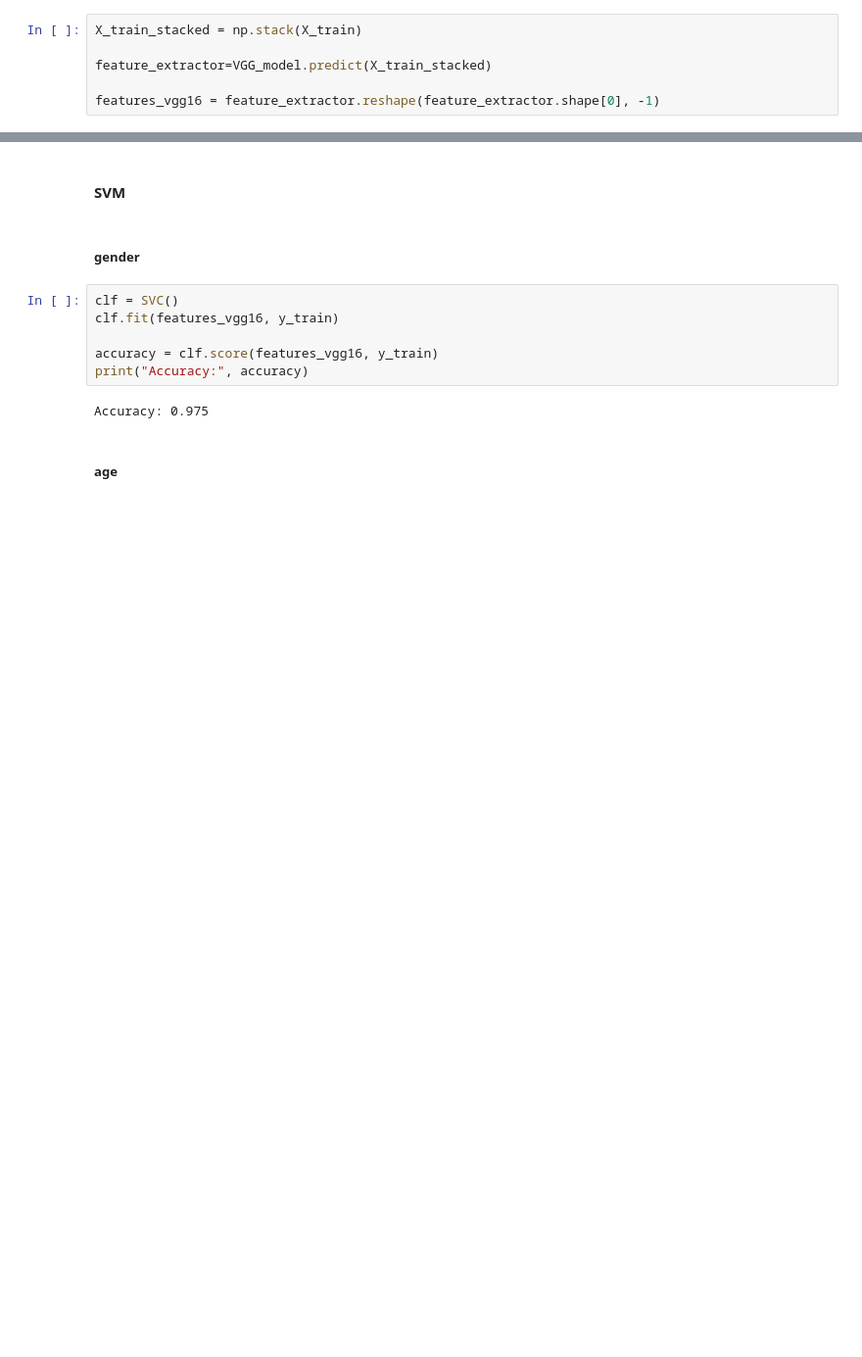
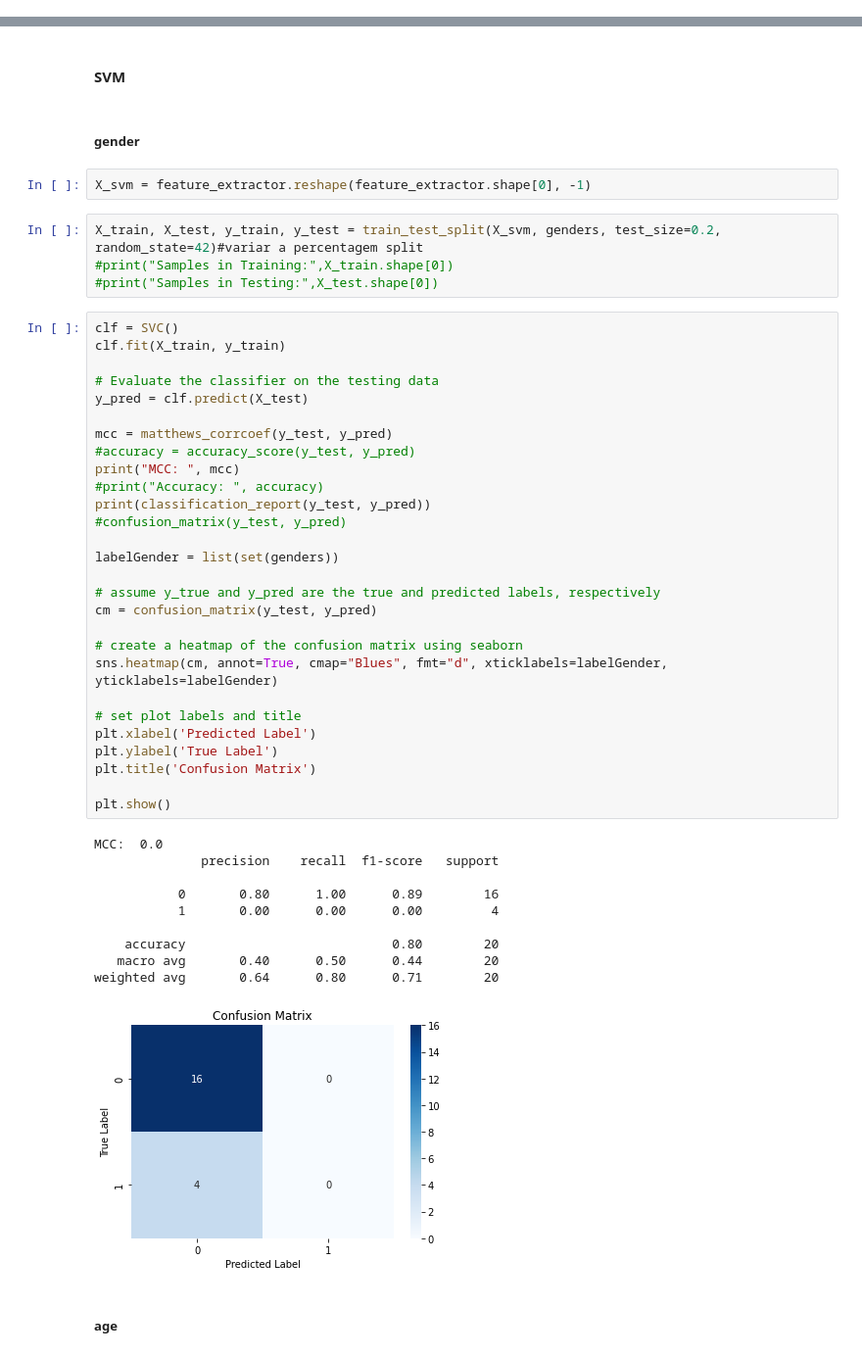
Before and after one commit to ASobreira/Advanced-Machine-Learning, a Jupyter notebook: Project/Project/svm_cnn.ipynb, the cells around one changed output, grey strips where cells are left out. Shown at 98% size. Drawn from its saved outputs; the diff is of its cells as text; blank space fills up the shorter version.

```diff
--- a/Project/Project/svm_cnn.ipynb
+++ b/Project/Project/svm_cnn.ipynb
@@ -960,9 +1106,3 @@ Total params: 14,714,688
 Trainable params: 0
 Non-trainable params: 14,714,688
 _________________________________________________________________
-# %%
-X_train_stacked = np.stack(X_train)
-
-feature_extractor=VGG_model.predict(X_train_stacked)
-
-features_vgg16 = feature_extractor.reshape(feature_extractor.shape[0], -1)
@@ -972,13 +1116,50 @@ features_vgg16 = feature_extractor.reshape(feature_extractor.shape[0], -1)
 #### SVM
 # %% [markdown]
 ##### gender
-# %%
-clf = SVC()
-clf.fit(features_vgg16, y_train)
-
-accuracy = clf.score(features_vgg16, y_train)
-print("Accuracy:", accuracy)
-# %% [output]
-Accuracy: 0.975
+# %%
+X_svm = feature_extractor.reshape(feature_extractor.shape[0], -1)
+# %%
+X_train, X_test, y_train, y_test = train_test_split(X_svm, genders, test_size=0.2, random_state=42)#variar a percentagem split
+#print("Samples in Training:",X_train.shape[0])
+#print("Samples in Testing:",X_test.shape[0])
+# %%
+clf = SVC()
+clf.fit(X_train, y_train)
+
+# Evaluate the classifier on the testing data
+y_pred = clf.predict(X_test)
+
+mcc = matthews_corrcoef(y_test, y_pred)
+#accuracy = accuracy_score(y_test, y_pred)
+print("MCC: ", mcc)
+#print("Accuracy: ", accuracy)
+print(classification_report(y_test, y_pred))
+#confusion_matrix(y_test, y_pred)
+
+labelGender = list(set(genders))
+
+# assume y_true and y_pred are the true and predicted labels, respectively
+cm = confusion_matrix(y_test, y_pred)
+
+# create a heatmap of the confusion matrix using seaborn
+sns.heatmap(cm, annot=True, cmap="Blues", fmt="d", xticklabels=labelGender, yticklabels=labelGender)
+
+# set plot labels and title
+plt.xlabel('Predicted Label')
+plt.ylabel('True Label')
+plt.title('Confusion Matrix')
+
+plt.show()
+# %% [output]
+MCC:  0.0
+              precision    recall  f1-score   support
+
+           0       0.80      1.00      0.89        16
+           1       0.00      0.00      0.00         4
+
+    accuracy                           0.80        20
+   macro avg       0.40      0.50      0.44        20
+weighted avg       0.64      0.80      0.71        20
+[figure, added]
 # %% [markdown]
 ##### age
```
Also changed, not shown: parts of 90 cells of this notebook.
